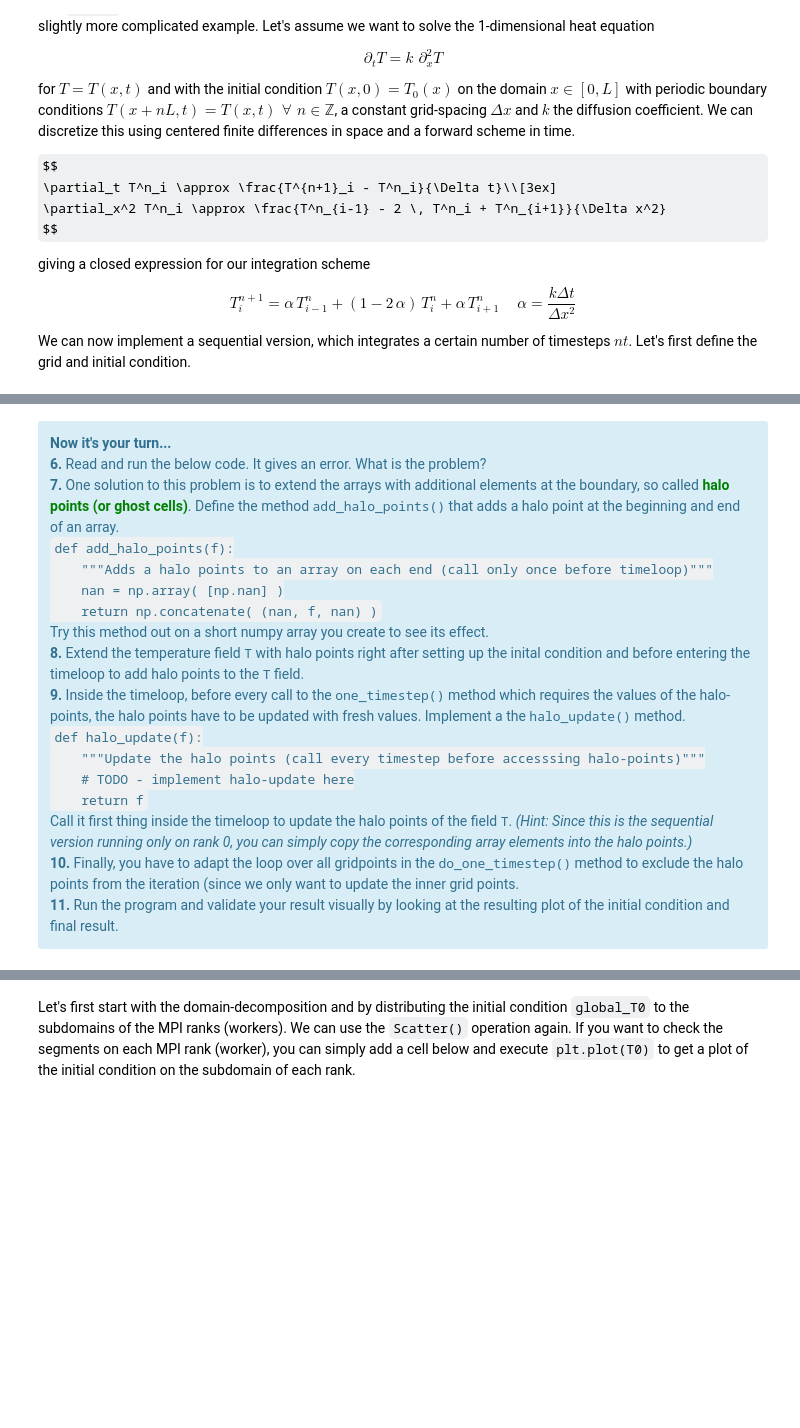
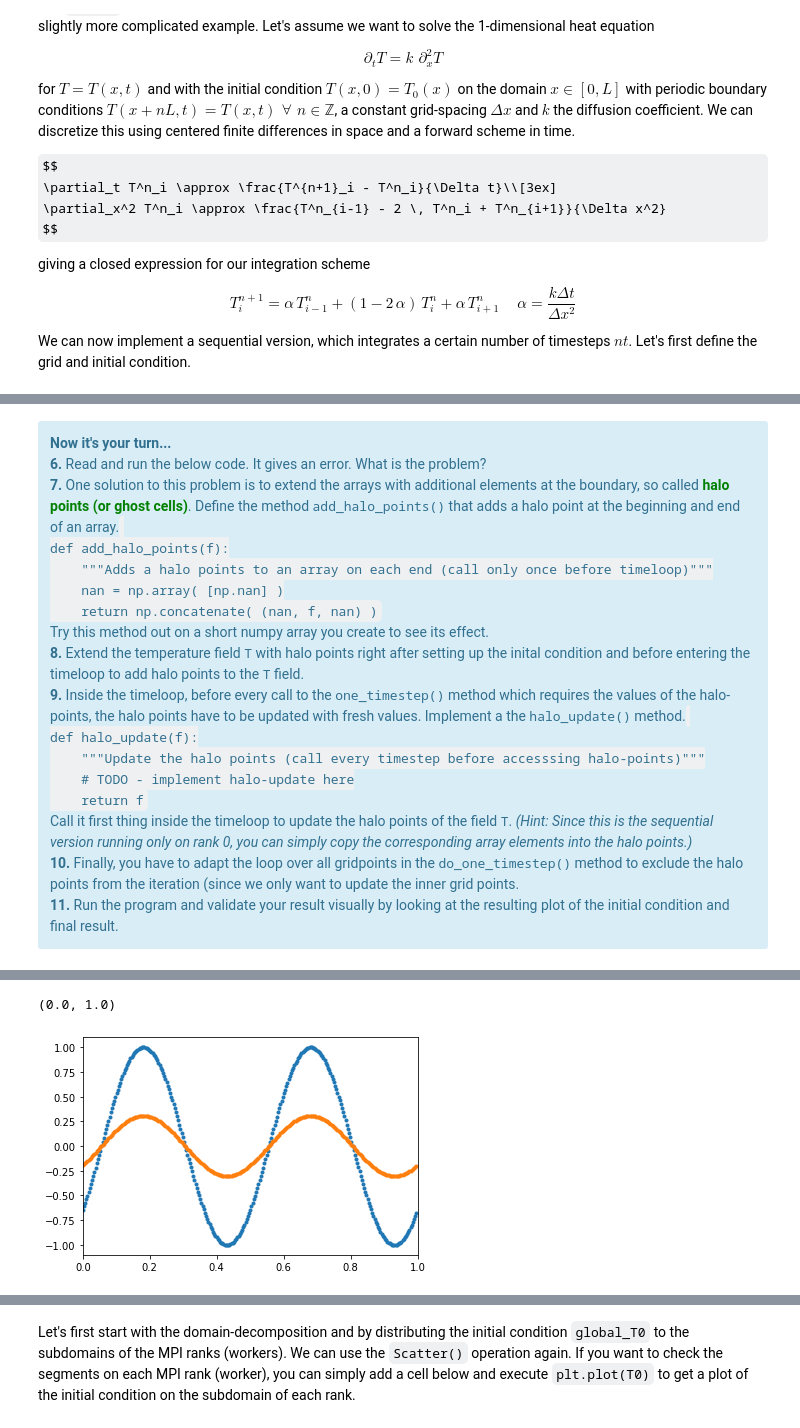
Before and after one commit to ofuhrer/HPC4WC, a Jupyter notebook: day3/03-domain-decomposition.ipynb, the cells around one changed output, grey strips where cells are left out. Saved outputs shown, nothing was run; the diff lists cells and outputs as text; code cells hidden in the pictures; some formulas as TeX source; blank space fills up the shorter version.

```diff
--- a/day3/03-domain-decomposition.ipynb
+++ b/day3/03-domain-decomposition.ipynb
@@ -163,16 +223,18 @@ plt.title('Initial Condition at t=0')
 <div class="alert alert-block alert-info">
 <b>Now it's your turn...</b><br>
 <b>6.</b> Read and run the below code. It gives an error. What is the problem?<br>
-<b>7.</b> One solution to this problem is to extend the arrays with additional elements at the boundary, so called <b><font color="green">halo points (or ghost cells)</font></b>. Define the method <tt>add_halo_points()</tt> that adds a halo point at the beginning and end of an array.<br>
-<code>def add_halo_points(f):
+<b>7.</b> One solution to this problem is to extend the arrays with additional elements at the boundary, so called <b><font color="green">halo points (or ghost cells)</font></b>. Define the method <tt>add_halo_points()</tt> that adds a halo point at the beginning and end of an array.
+<code>
+def add_halo_points(f):
     """Adds a halo points to an array on each end (call only once before timeloop)"""
     nan = np.array( [np.nan] )
     return np.concatenate( (nan, f, nan) )
 </code>
 Try this method out on a short numpy array you create to see its effect.<br>
 <b>8.</b> Extend the temperature field <tt>T</tt> with halo points right after setting up the inital condition and before entering the timeloop to add halo points to the <tt>T</tt> field.<br>
-<b>9.</b> Inside the timeloop, before every call to the <tt>one_timestep()</tt> method which requires the values of the halo-points, the halo points have to be updated with fresh values. Implement a the <tt>halo_update()</tt> method.<br>
-<code>def halo_update(f):
+<b>9.</b> Inside the timeloop, before every call to the <tt>one_timestep()</tt> method which requires the values of the halo-points, the halo points have to be updated with fresh values. Implement a the <tt>halo_update()</tt> method.
+<code>
+def halo_update(f):
     """Update the halo points (call every timestep before accesssing halo-points)"""
     # TODO - implement halo-update here
     return f
@@ -209,10 +275,14 @@ if rank == 0:
         T = do_one_timestep(T, alpha)
 # %%
 # plot results (from master rank)
-global_x = dv.pull('global_x', targets=dv_master)
-global_T0 = dv.pull('global_T0', targets=dv_master)
-T = dv.pull('T', targets=dv_master)
-plt.plot(global_x, global_T0, '.');
-plt.plot(global_x, T[1:-1], '.');
-plt.xlim(0., L)
+global_x = dv.pull("global_x", targets=dv_master)
+global_T0 = dv.pull("global_T0", targets=dv_master)
+T = dv.pull("T", targets=dv_master)
+L = dv.pull("L", targets=dv_master)
+plt.plot(global_x, global_T0, ".")
+plt.plot(global_x, T[1:-1], ".")
+plt.xlim(0.0, L)
+# %% [output]
+(0.0, 1.0)
+[figure, added]
 # %% [markdown]
```
Also changed, not shown: parts of 24 cells of this notebook, 3 other files.
